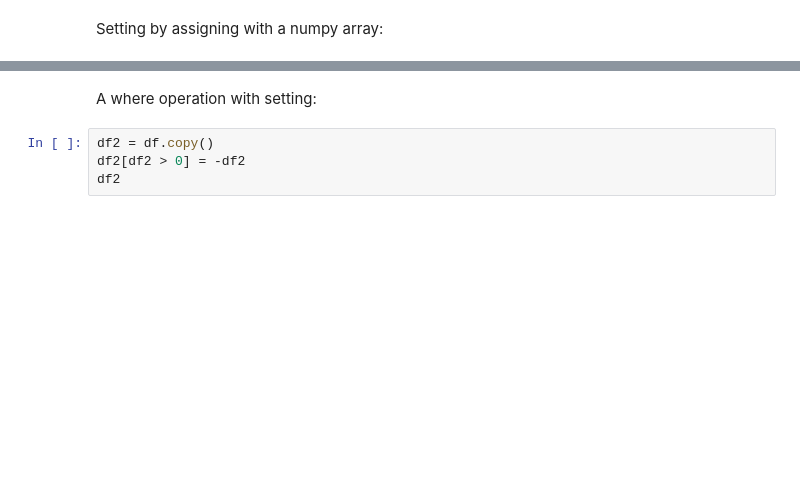
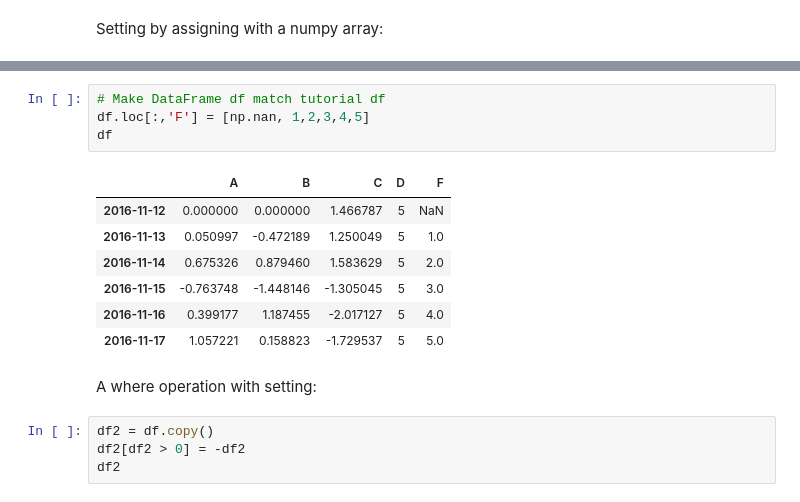
Before and after one commit to bgroveben/coursera_python_fundamentals, a Jupyter notebook: from_the_docs/ten_minutes_to_pandas.ipynb, the cells around one changed output, grey strips where cells are left out. Saved outputs shown, nothing was run; the diff lists cells and outputs as text; blank space fills up the shorter version.

```diff
--- a/from_the_docs/ten_minutes_to_pandas.ipynb
+++ b/from_the_docs/ten_minutes_to_pandas.ipynb
@@ -445,3 +446,15 @@ df
+# %%
+# Make DataFrame df match tutorial df
+df.loc[:,'F'] = [np.nan, 1,2,3,4,5]
+df
+# %% [output]
+|  | A | B | C | D | F |
+| 2016-11-12 | 0.000000 | 0.000000 | 1.466787 | 5 | NaN |
+| 2016-11-13 | 0.050997 | -0.472189 | 1.250049 | 5 | 1.0 |
+| 2016-11-14 | 0.675326 | 0.879460 | 1.583629 | 5 | 2.0 |
+| 2016-11-15 | -0.763748 | -1.448146 | -1.305045 | 5 | 3.0 |
+| 2016-11-16 | 0.399177 | 1.187455 | -2.017127 | 5 | 4.0 |
+| 2016-11-17 | 1.057221 | 0.158823 | -1.729537 | 5 | 5.0 |
 # %% [markdown]
 A where operation with setting:
 # %%
```
Also changed, not shown: parts of 44 cells of this notebook, 1 other file.
